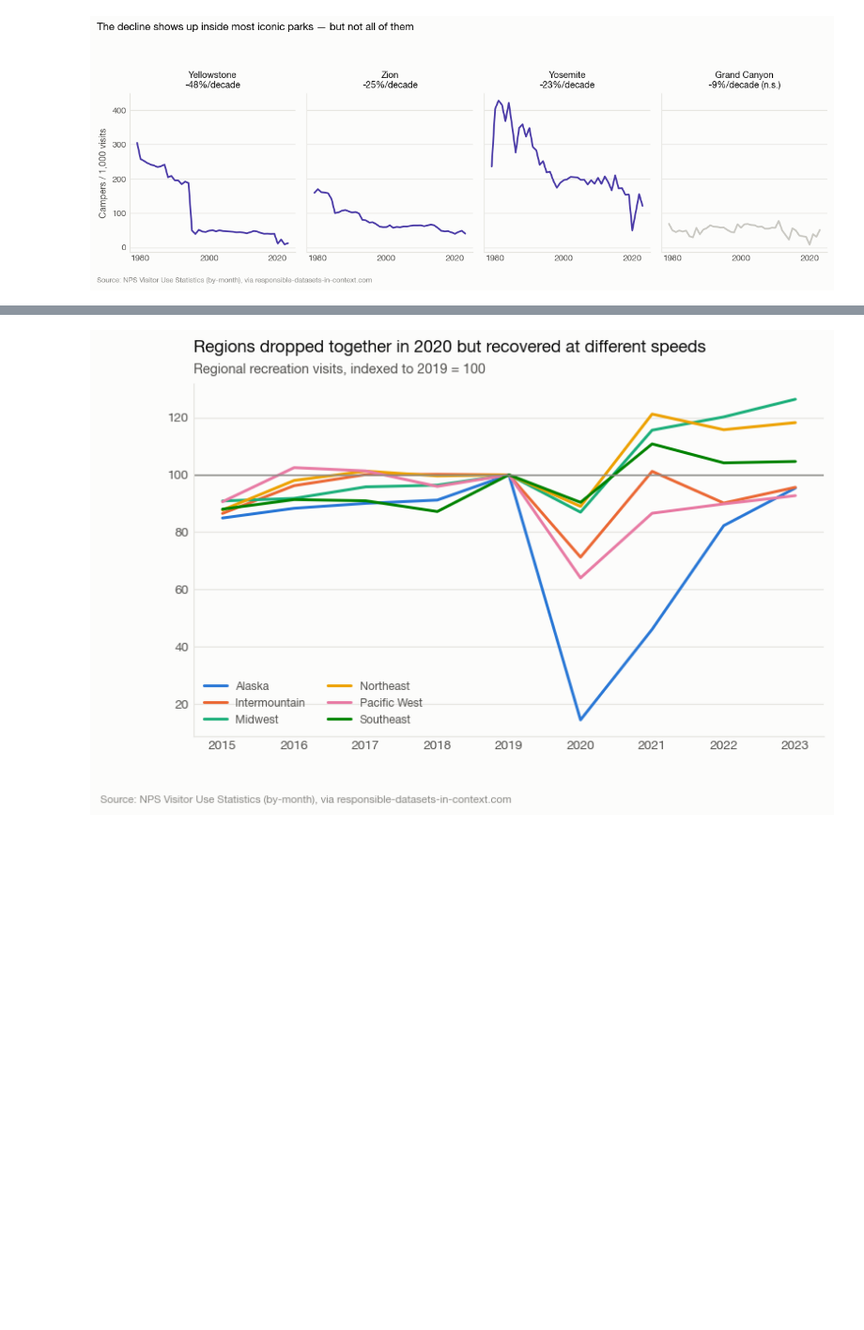
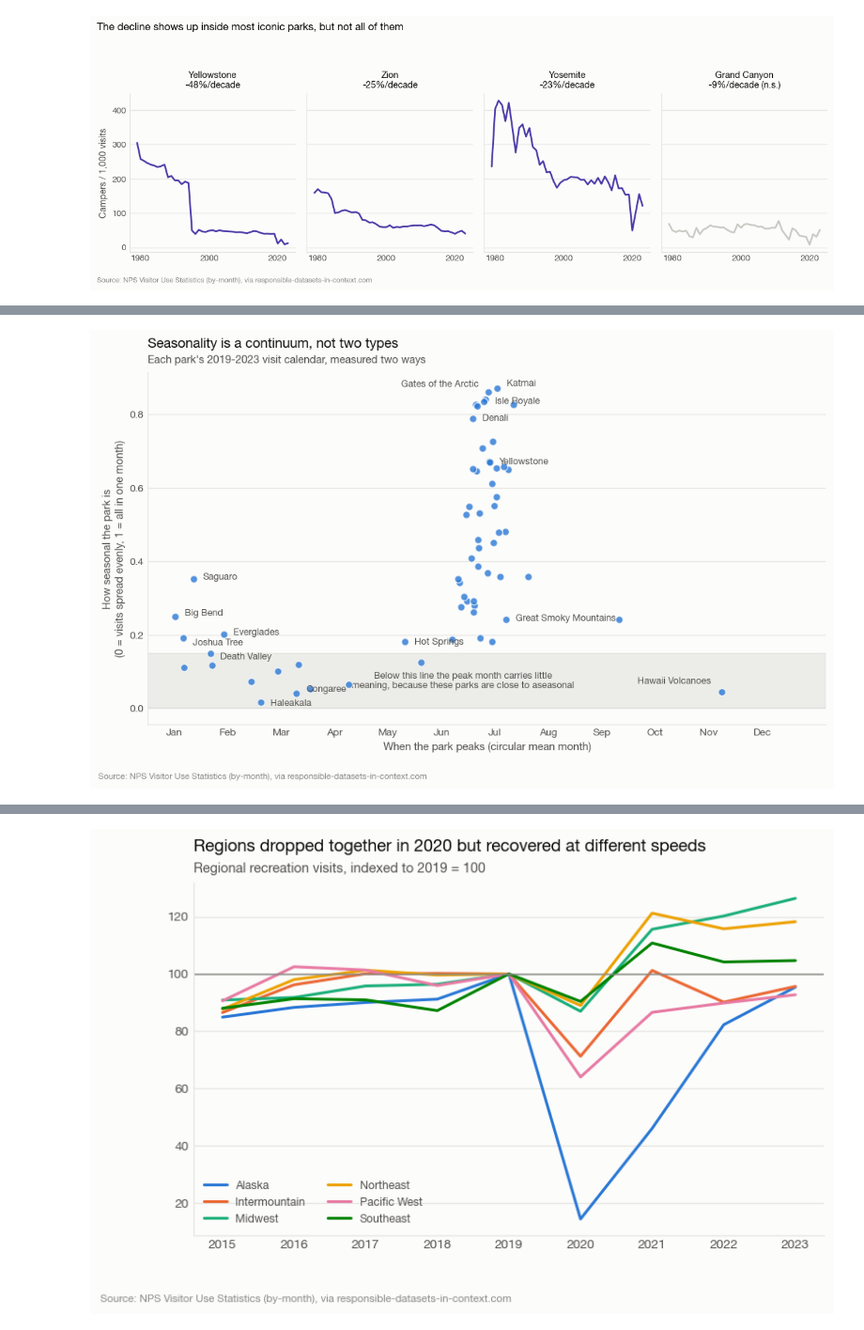
Before and after one commit to sikandaral/SI_699_mini_project, a Jupyter notebook: notebooks/sikandar_eda.ipynb, the cells around one changed output, grey strips where cells are left out. Shown at 94% size. Saved outputs shown, nothing was run; the diff lists cells and outputs as text; code cells hidden in the pictures; blank space fills up the shorter version.

```diff
--- a/notebooks/sikandar_eda.ipynb
+++ b/notebooks/sikandar_eda.ipynb
@@ -438,0 +390,9 @@ but consistent with the same broader story of *changing* seasonal windows.
+# %%
+recent = df[df.Year.between(2019, 2023)]
+season_recent = npdata.seasonality_indices(npdata.monthly_matrix(recent, ["ParkName"])).dropna()
+
+extremes = pd.concat([season_recent.nsmallest(5, "concentration"),
+                      season_recent.nlargest(5, "concentration").iloc[::-1]])
+extremes.index = ([f"least seasonal: {p}" for p in season_recent.nsmallest(5, "concentration").index]
+                  + [f"most seasonal: {p}" for p in season_recent.nlargest(5, "concentration").index[::-1]])
+extremes[["concentration", "eff_months", "peak_month"]].round(2)
@@ -438,0 +422,39 @@ but consistent with the same broader story of *changing* seasonal windows.
+# %%
+FLOOR = 0.15   # below this, a park is close to aseasonal and its peak month means little
+
+offsets = {"Katmai NP & PRES": (0.18, 0.012), "Gates of the Arctic NP & PRES": (-0.18, 0.020),
+           "Isle Royale NP": (0.18, -0.006), "Denali NP & PRES": (0.18, 0.0),
+           "Yellowstone NP": (0.18, 0.0), "Great Smoky Mountains NP": (0.18, 0.004),
+           "Saguaro NP": (0.18, 0.006), "Big Bend NP": (0.18, 0.008),
+           "Death Valley NP": (0.18, -0.010), "Joshua Tree NP": (0.18, -0.014),
+           "Haleakala NP": (0.18, -0.004), "Congaree NP": (0.18, 0.012),
+           "Everglades NP": (0.18, 0.004), "Hot Springs NP": (0.18, 0.0),
+           "Hawaii Volcanoes NP": (-0.20, 0.030)}
+
+fig, ax = npviz.new_figure(9.2, 5.4)
+ax.axhspan(0, FLOOR, color=npviz.EMPHASIS_GRAY, alpha=0.30, zorder=1)
+ax.text(6.4, FLOOR / 2,
+        "Below this line the peak month carries little\nmeaning, because these parks are close to aseasonal",
+        fontsize=8.2, color=npviz.TEXT_SECONDARY, ha="center", va="center")
+ax.scatter(season_recent.peak_month, season_recent.concentration, s=42, color=npviz.BLUE,
+           alpha=0.8, edgecolor=npviz.SURFACE, linewidth=0.9, zorder=3)
+for park, (dx, dy) in offsets.items():
+    if park in season_recent.index:
+        x, y = season_recent.loc[park, "peak_month"], season_recent.loc[park, "concentration"]
+        ax.text(x + dx, y + dy, park.replace(" NP & PRES", "").replace(" NP", ""),
+                fontsize=8.2, color=npviz.TEXT_SECONDARY, va="center",
+                ha="left" if dx > 0 else "right")
+ax.set_xticks(range(1, 13))
+ax.set_xticklabels(["Jan", "Feb", "Mar", "Apr", "May", "Jun",
+                    "Jul", "Aug", "Sep", "Oct", "Nov", "Dec"])
+ax.set_xlim(0.5, 13.2)
+ax.set_xlabel("When the park peaks (circular mean month)")
+ax.set_ylabel("How seasonal the park is\n(0 = visits spread evenly, 1 = all in one month)")
+npviz.title(ax, "Seasonality is a continuum, not two types",
+            "Each park's 2019-2023 visit calendar, measured two ways")
+npviz.source_note(fig)
+npviz.save(fig, "16_seasonality_index_scatter")
+plt.tight_layout()
+plt.show()
+# %% [output]
+[figure, added]
```
Also changed, not shown: parts of 37 cells of this notebook.
